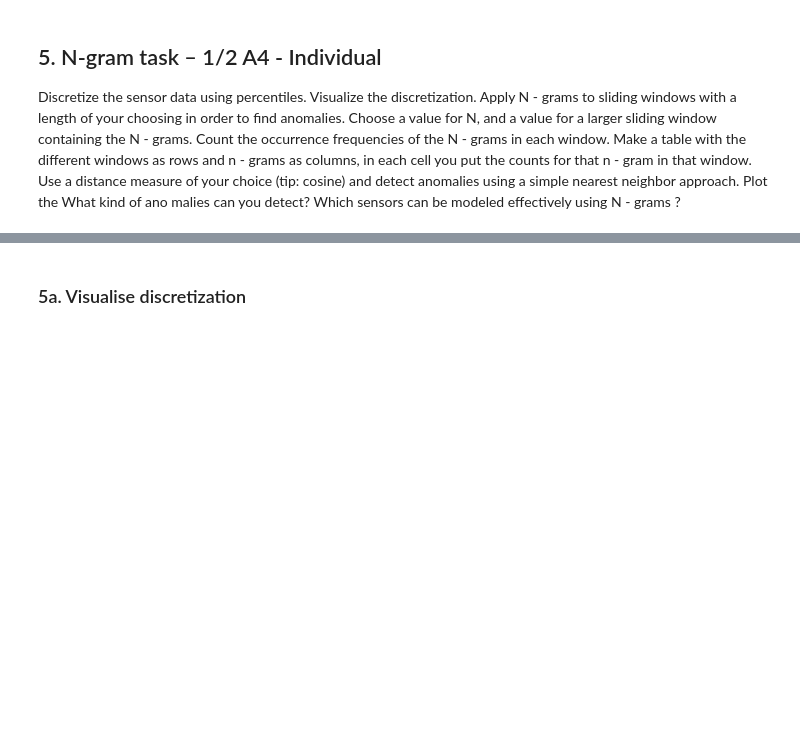
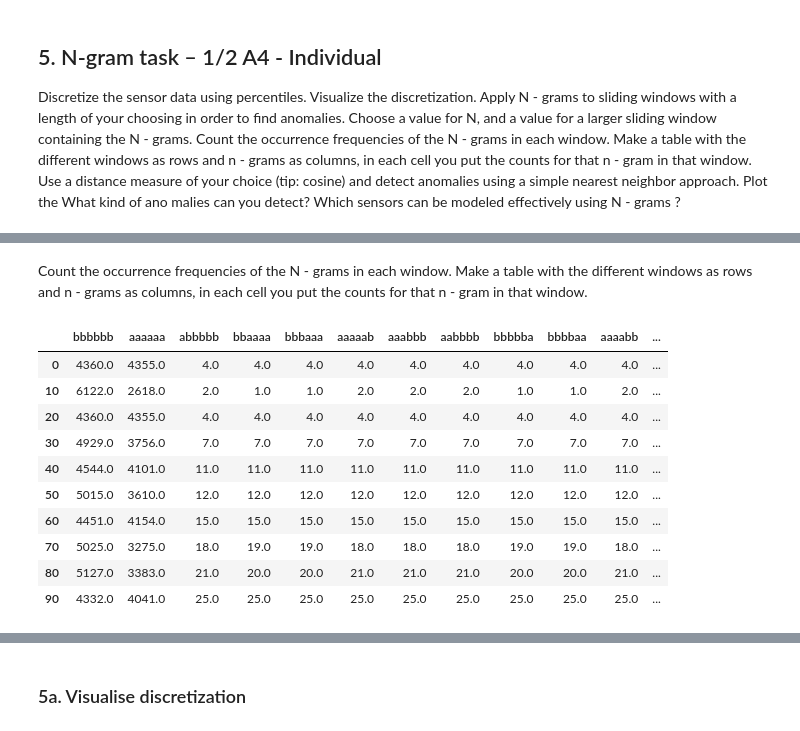
Before and after one commit to mennobo/cda_2_3_4, a Jupyter notebook: Lab2.ipynb, the cells around one changed output, grey strips where cells are left out. Cells and saved outputs as stored; diff of their text form; code cells hidden in the pictures; blank space fills up the shorter version.

```diff
--- a/Lab2.ipynb
+++ b/Lab2.ipynb
@@ -1133,0 +1180,32 @@ ModuleNotFoundError: No module named 'nltk'
+# %% [markdown]
+Count the occurrence frequencies of the N - grams in each window. Make a table with the different windows as rows and n - grams as columns, in each cell you put the counts for that n - gram in that window.
+# %%
+# df = pd.DataFrame(pd.read_csv('BATADAL_trainingset1.csv')) # No attacks
+# df_attacks = pd.DataFrame(pd.read_csv('BATADAL_trainingset2.csv')) # With attacks
+# df_nolabels = pd.DataFrame(pd.read_csv('BATADAL_test_dataset.csv')) # With attacks no labels
+
+train_tri_base = perform_sax(df['L_T1'], 6, 6, 20)
+train_tri_base = pd.DataFrame(train_tri_base)
+train_tri_base = train_tri_base[0].value_counts()
+train_tri_base = pd.DataFrame(train_tri_base)
+
+for window_size in range(0,100,10):
+    if window_size == 0:
+        continue
+    train_tri_3_10 = perform_sax(df['L_T1'], 6, 6, window_size)
+    train_df = pd.DataFrame(train_tri_3_10)
+    train_tri_base[window_size] = train_df[0].value_counts()
+
+train_tri_base.transpose()
+# %% [output]
+|  | bbbbbb | aaaaaa | abbbbb | bbaaaa | bbbaaa | aaaaab | aaabbb | aabbbb | bbbbba | bbbbaa | aaaabb | ... |
+| 0 | 4360.0 | 4355.0 | 4.0 | 4.0 | 4.0 | 4.0 | 4.0 | 4.0 | 4.0 | 4.0 | 4.0 | ... |
+| 10 | 6122.0 | 2618.0 | 2.0 | 1.0 | 1.0 | 2.0 | 2.0 | 2.0 | 1.0 | 1.0 | 2.0 | ... |
+| 20 | 4360.0 | 4355.0 | 4.0 | 4.0 | 4.0 | 4.0 | 4.0 | 4.0 | 4.0 | 4.0 | 4.0 | ... |
+| 30 | 4929.0 | 3756.0 | 7.0 | 7.0 | 7.0 | 7.0 | 7.0 | 7.0 | 7.0 | 7.0 | 7.0 | ... |
+| 40 | 4544.0 | 4101.0 | 11.0 | 11.0 | 11.0 | 11.0 | 11.0 | 11.0 | 11.0 | 11.0 | 11.0 | ... |
+| 50 | 5015.0 | 3610.0 | 12.0 | 12.0 | 12.0 | 12.0 | 12.0 | 12.0 | 12.0 | 12.0 | 12.0 | ... |
+| 60 | 4451.0 | 4154.0 | 15.0 | 15.0 | 15.0 | 15.0 | 15.0 | 15.0 | 15.0 | 15.0 | 15.0 | ... |
+| 70 | 5025.0 | 3275.0 | 18.0 | 19.0 | 19.0 | 18.0 | 18.0 | 18.0 | 19.0 | 19.0 | 18.0 | ... |
+| 80 | 5127.0 | 3383.0 | 21.0 | 20.0 | 20.0 | 21.0 | 21.0 | 21.0 | 20.0 | 20.0 | 21.0 | ... |
+| 90 | 4332.0 | 4041.0 | 25.0 | 25.0 | 25.0 | 25.0 | 25.0 | 25.0 | 25.0 | 25.0 | 25.0 | ... |
```
Also changed, not shown: parts of 11 cells of this notebook, 1 other file.
